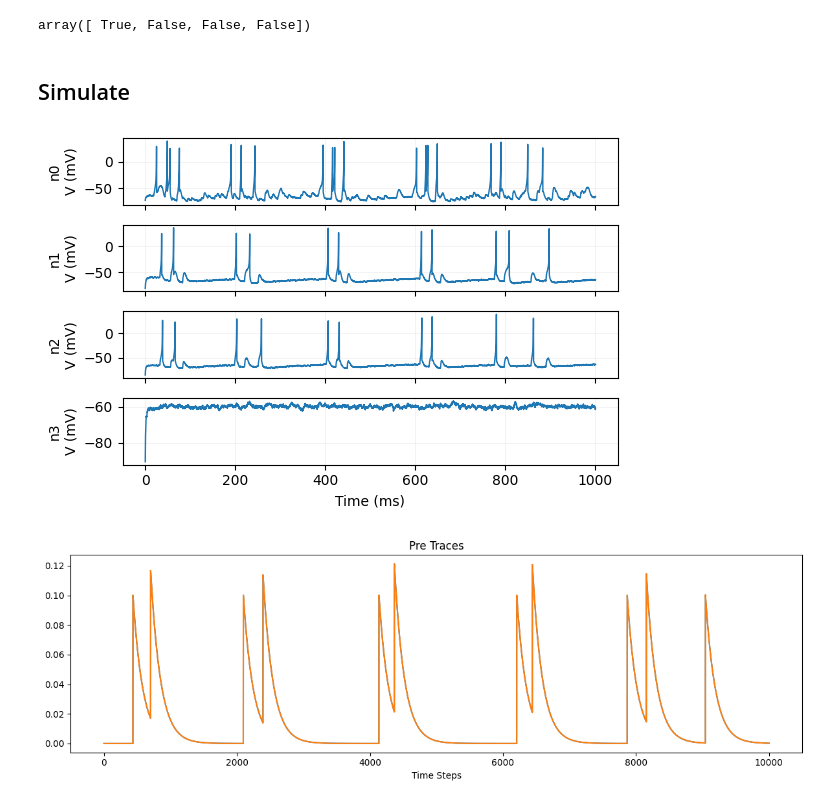
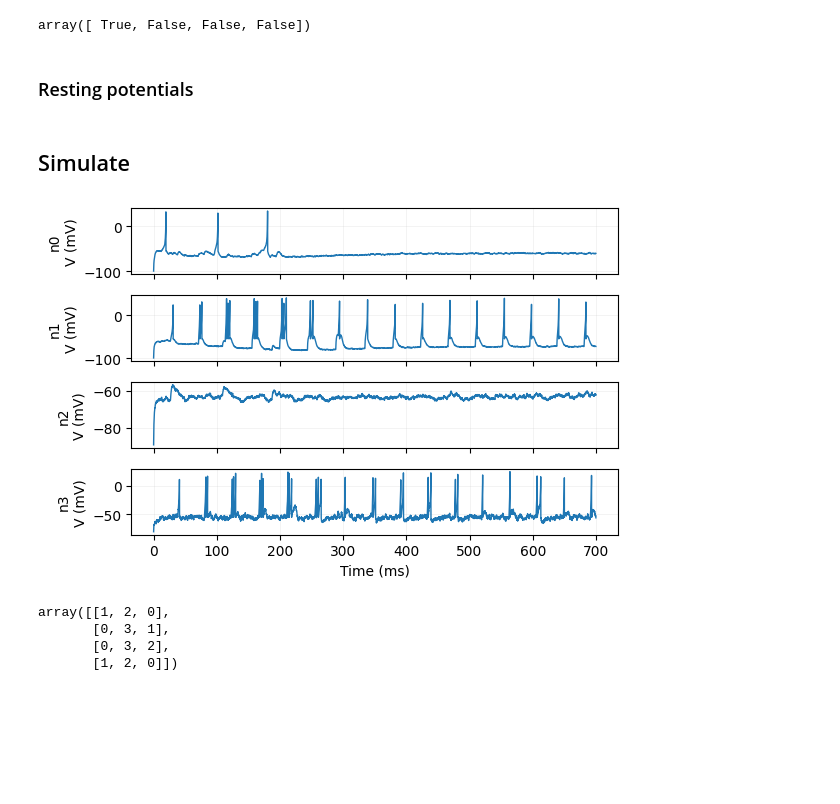
Before and after one commit to Dalsaetra/NeuroSimV3, a Jupyter notebook: python/week8/small_plasticity_testing.ipynb, the cells around one changed output. Cells and saved outputs as stored; diff of their text form; code cells hidden in the pictures; blank space fills up the shorter version.

Commit message:
WTA simple setup

```diff
--- a/python/week8/small_plasticity_testing.ipynb
+++ b/python/week8/small_plasticity_testing.ipynb
@@ -171,6 +176,13 @@ input_neuron_indices[0] = True
 input_neuron_indices
 # %% [output]
 array([ True, False, False, False])
+# %% [markdown]
+### Resting potentials
+# %%
+resting_potentials = np.zeros(n_neurons)
+
+for i in range(n_neurons):
+    resting_potentials[i] = neuron_type_IZ[G.nodes[i]["ntype"]][5]
 # %% [markdown]
 ## Simulate
 # %%
@@ -185,86 +197,67 @@ state0 = (Vs,
           spikes.copy(),
           Ts.copy())
 
-# sim = Simulation(connectome, dt, stepper_type="simple", state0=state0,
-#                  enable_plasticity=False)
-# sim = Simulation(connectome, dt, stepper_type="euler_det", state0=state0,
-#                 synapse_kwargs={"LT_scale": 1.0, "NMDA_weight": nmda_weight}, synapse_type="standard",
-#                  enable_debug_logger=False,
-#                  enable_plasticity=True, plasticity="dabcm", plasticity_step="pre_post",
-#                  plasticity_kwargs={"plastic_source_mask": plastic_mask, "weight_multiplicity": None,
-#                                     "max_weight": 100.0, "weight_update_scale": 1.0})
 
 sim = Simulation(connectome, dt, stepper_type="euler_det", state0=state0,
                 synapse_kwargs={"LT_scale": 1.0, "NMDA_weight": nmda_weight}, synapse_type="standard",
-                 enable_debug_logger=False,
+                 enable_debug_logger=True,
                  enable_plasticity=True, plasticity="clopath", plasticity_step="pre_post_v",
                  plasticity_kwargs={"plastic_source_mask": plastic_mask, "weight_multiplicity": None,
                                     "max_weight": 100.0, "weight_update_scale": 1.0,
-                                    "enable_debug_logger": True})
-
-# sim = Simulation(connectome, dt, stepper_type="euler_det", state0=state0,
-#                 synapse_kwargs={"LT_scale": 1.0, "NMDA_weight": nmda_weight}, synapse_type="standard",
-#                  enable_debug_logger=False,
-#                  enable_plasticity=True, plasticity="STDP", plasticity_step="pre_post",
-#                  plasticity_kwargs={"weight_multiplicity": None,
-#                                     "max_weight": 100.0, "weight_update_scale": 0.1})
+                                    "enable_debug_logger": False,
+                                    "theta_minus": resting_potentials + 5.0,
+                                    "theta_plus": resting_potentials + 15.0})
 
 sim.configure_output_readout(output_neuron_indices=output_neuron_indices, output_dim=2, rate_window_ms=500.0,
                              enable_logger=True)
 
 # rate = np.zeros(n_neurons)
-amplitude = 1 #* 100
+amplitude = 1
 v_ext = 100.0
 
 W_old = connectome.W.copy()
 
 # To kickstart SSAI
-post, pre, theta, post_a = sim_w_input(sim, sim_len_ms=1000.0, input_mask=input_neuron_indices,
+post, pre, theta, post_a = sim_w_input(sim, sim_len_ms=200.0, input_mask=input_neuron_indices,
                                input_rate=v_ext, input_amp=amplitude,
                                plasticity_logger=True)
+
+post, pre, theta, post_a = sim_w_input(sim, sim_len_ms=500.0, input_mask=input_neuron_indices,
+                               input_rate=v_ext, input_amp=0.0,
+                               plasticity_logger=True)
+
+
+# input_neuron_indices = np.zeros(n_neurons, dtype=bool)
+# input_neuron_indices[2] = True
+
+# post, pre, theta, post_a = sim_w_input(sim, sim_len_ms=200.0, input_mask=input_neuron_indices,
+#                                input_rate=v_ext, input_amp=amplitude*0.25,
+#                                plasticity_logger=True)
+
+# post, pre, theta, post_a = sim_w_input(sim, sim_len_ms=500.0, input_mask=input_neuron_indices,
+#                                input_rate=v_ext, input_amp=0.0,
+#                                plasticity_logger=True)
 
 W_new = connectome.W.copy()
 
 sim.plot_voltage_per_neuron(figsize=(6, 1))
 
 stats = sim.stats.compute_metrics(dt, bin_ms_participation=300)
 
 # isi_mean = stats['ISI_CV_mean']
 # isi_top = stats["ISI_CV_mean_top10pct"]
 
 # sim.plot_spike_raster(figsize=(10, 6), title=f"ISI_CV_Mean: {isi_mean:.3f}, ISI_CV_top10pct: {isi_top:.3f}", t_start_ms=0.0, t_stop_ms=9000.0)
 
 # # Plot output
 # output_history = np.array(sim.output_logger)
 # plt.figure(figsize=(6,4))
 # plt.plot(output_history[:, 0], label="Output Neuron 1")
 # plt.plot(output_history[:, 1], label="Output Neuron 2")
 # plt.title("Output Neuron Firing Rates Over Time")
 # plt.xlabel("Time (ms)")
 # plt.ylabel("Firing Rate (Hz)")
 # plt.legend()
 # plt.show()
 # %% [output]
-[figure, old version]
+[figure, new version]
-# %%
-# Plot pre and post traces and theta
-
-n_test = 1
-
-plt.figure(figsize=(12, 4))
-# plt.subplot(1, 3, 1)
-# plt.plot(post[:, n_test, :], label=f"Post Trace Neuron {n_test}")
-# plt.title("Post Traces")
-# plt.xlabel("Time Steps")
-# plt.subplot(1, 3, 2)
-plt.plot(pre[:, n_test, :], label=f"Pre Trace Neuron {n_test}")
-plt.title("Pre Traces")
-plt.xlabel("Time Steps")
-# plt.subplot(1, 3, 3)
-# plt.plot(theta[:, n_test], label=f"Theta Neuron {n_test}")
-# plt.title("Theta")
-# plt.xlabel("Time Steps")
-plt.tight_layout()
-plt.show()
-# %% [output]
-[figure, removed]
@@ -300,3 +280,10 @@ plt.show()
+# %%
+connectome.M
+# %% [output]
+array([[1, 2, 0],
+       [0, 3, 1],
+       [0, 3, 2],
+       [1, 2, 0]])
 # %%
 W_old
 # %% [output]
```
Also changed, not shown: parts of 12 cells of this notebook.
